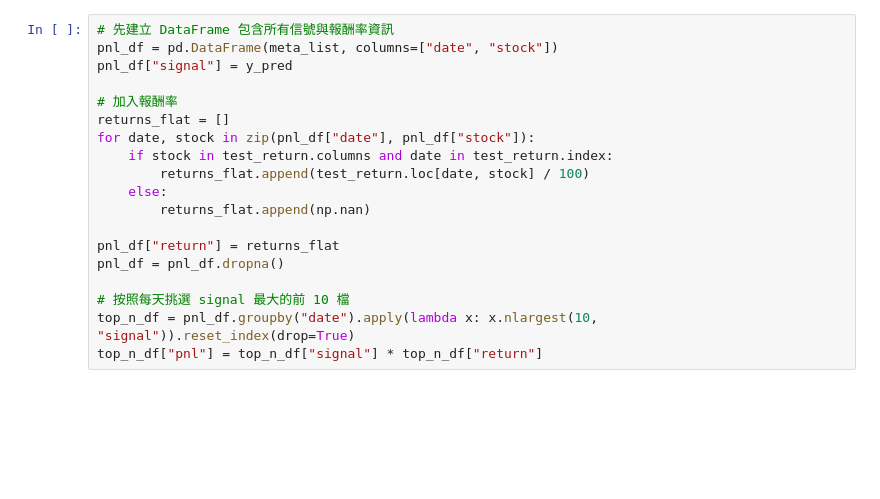
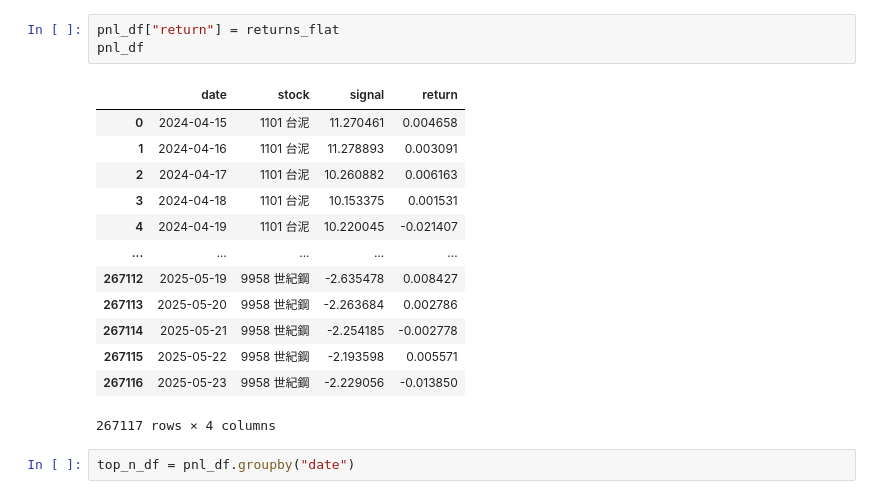
Before and after one commit to jaychen92123/Residual-Arbitrage-with-ML, a Jupyter notebook: CNNTransformer.ipynb, the cells around one changed output. Saved outputs shown, nothing was run; the diff lists cells and outputs as text; blank space fills up the shorter version.

```diff
--- a/CNNTransformer.ipynb
+++ b/CNNTransformer.ipynb
@@ -101,20 +183,20 @@ Epoch 10/10
+# %%
+pnl_df["return"] = returns_flat
+pnl_df
+# %% [output]
+|  | date | stock | signal | return |
+| 0 | 2024-04-15 | 1101 台泥 | 11.270461 | 0.004658 |
+| 1 | 2024-04-16 | 1101 台泥 | 11.278893 | 0.003091 |
+| 2 | 2024-04-17 | 1101 台泥 | 10.260882 | 0.006163 |
+| 3 | 2024-04-18 | 1101 台泥 | 10.153375 | 0.001531 |
+| 4 | 2024-04-19 | 1101 台泥 | 10.220045 | -0.021407 |
+| ... | ... | ... | ... | ... |
+| 267112 | 2025-05-19 | 9958 世紀鋼 | -2.635478 | 0.008427 |
+| 267113 | 2025-05-20 | 9958 世紀鋼 | -2.263684 | 0.002786 |
+| 267114 | 2025-05-21 | 9958 世紀鋼 | -2.254185 | -0.002778 |
+| 267115 | 2025-05-22 | 9958 世紀鋼 | -2.193598 | 0.005571 |
+| 267116 | 2025-05-23 | 9958 世紀鋼 | -2.229056 | -0.013850 |
+267117 rows × 4 columns
 # %%
-# 先建立 DataFrame 包含所有信號與報酬率資訊
-pnl_df = pd.DataFrame(meta_list, columns=["date", "stock"])
-pnl_df["signal"] = y_pred
-
-# 加入報酬率
-returns_flat = []
-for date, stock in zip(pnl_df["date"], pnl_df["stock"]):
-    if stock in test_return.columns and date in test_return.index:
-        returns_flat.append(test_return.loc[date, stock] / 100)
-    else:
-        returns_flat.append(np.nan)
-
-pnl_df["return"] = returns_flat
-pnl_df = pnl_df.dropna()
-
-# 按照每天挑選 signal 最大的前 10 檔
-top_n_df = pnl_df.groupby("date").apply(lambda x: x.nlargest(10, "signal")).reset_index(drop=True)
-top_n_df["pnl"] = top_n_df["signal"] * top_n_df["return"]
+top_n_df = pnl_df.groupby("date")
 # %%
```
Also changed, not shown: parts of 16 cells of this notebook.
